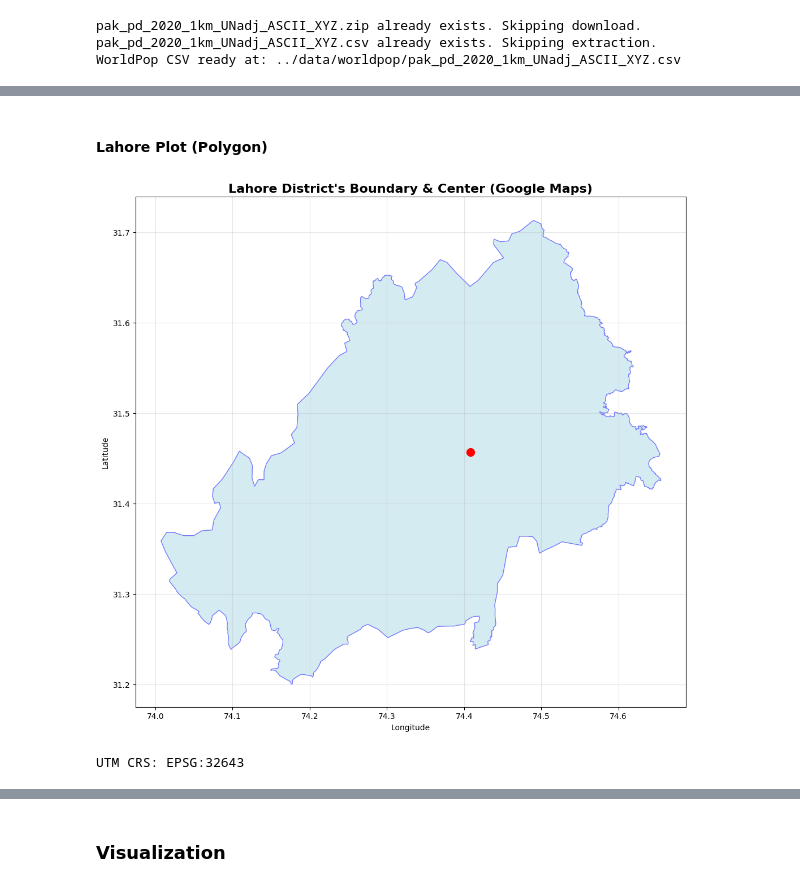
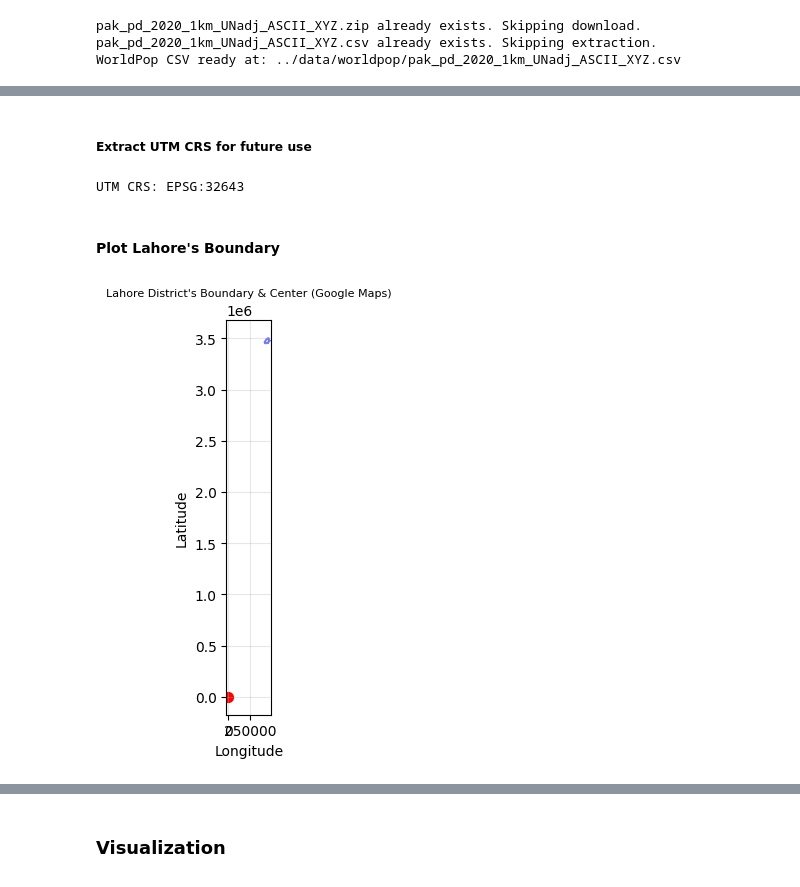
Before and after one commit to masroof-maindak/naqsha-e-safar, a Jupyter notebook: src/preprocessing.ipynb, the cells around one changed output, grey strips where cells are left out. Drawn from its saved outputs; the diff is of its cells as text; code cells hidden in the pictures.

```diff
--- a/src/preprocessing.ipynb
+++ b/src/preprocessing.ipynb
@@ -82,44 +107,49 @@ WorldPop CSV ready at: ../data/worldpop/pak_pd_2020_1km_UNadj_ASCII_XYZ.csv
 # %%
-lahore_str = "Lahore District, Pakistan"
-boundary = ox.geocode_to_gdf(lahore_str)  # Get administrative Boundary for Lahore
+lhr_boundary: GeoDataFrame = ox.geocode_to_gdf(
+    LHR_NAME_STR
+)  # Get administrative Boundary for Lahore
 
-# Central point
-latitude = 31.456845
-longitude = 74.407836
 
-gdf = gpd.GeoDataFrame(  # create gdf w/ single point i.e Lahore's center
-    {"geometry": [Point(longitude, latitude)]},
-    crs="EPSG:4326",  # WGS84
+lhr_cntr_gdf: GeoDataFrame = (
+    gpd.GeoDataFrame(  # create gdf w/ single point i.e Lahore's center
+        {"geometry": [Point(LHR_LON, LHR_LAT)]},
+        crs="EPSG:4326",  # WGS84
+    )
 )
 
-gdf_utm = ox.projection.project_gdf(gdf)  # Convert from global zone to local zone
+lhr_cntr_gdf_utm = ox.projection.project_gdf(
+    lhr_cntr_gdf
+)  # Ensure Lahore's gdf is in the UTM CRS
-# %% [markdown]
-#### Lahore Plot (Polygon)
+# %% [markdown]
+##### Extract UTM CRS for future use
+# %%
+utm_crs = lhr_cntr_gdf_utm.crs
+print("UTM CRS:", utm_crs)
+
+if utm_crs is None:
+    raise TypeError("`utm_crs` is none.")
+
+lhr_boundary = lhr_boundary.to_crs(utm_crs)  # Ensure boundary is in UTM CRS
+# %% [output]
+UTM CRS: EPSG:32643
+# %% [markdown]
+#### Plot Lahore's Boundary
 # %%
-fig, ax = plt.subplots(figsize=(12, 10))
+fig, ax = plt.subplots(figsize=(6, 5))
 
-boundary.plot(
+lhr_boundary.plot(
     ax=ax, color="lightblue", edgecolor="blue", alpha=0.5, label="Lahore District"
 )
-gdf.plot(ax=ax, color="red", markersize=100)
+lhr_cntr_gdf.plot(ax=ax, color="red", markersize=50)
 
 ax.set_title(
     "Lahore District's Boundary & Center (Google Maps)",
-    fontsize=16,
-    fontweight="bold",
+    fontsize=8,
 )
 ax.set_xlabel("Longitude")
 ax.set_ylabel("Latitude")
 plt.grid(True, alpha=0.3)
 plt.tight_layout()
 plt.show()
 # %% [output]
-[figure, old version]
+[figure, new version]
-# %%
-utm_crs = gdf_utm.crs
-print("UTM CRS:", utm_crs)
-
-if utm_crs is None:
-    raise TypeError("`utm_crs` is none.")
-# %% [output]
-UTM CRS: EPSG:32643
```
Also changed, not shown: parts of 25 cells of this notebook.
